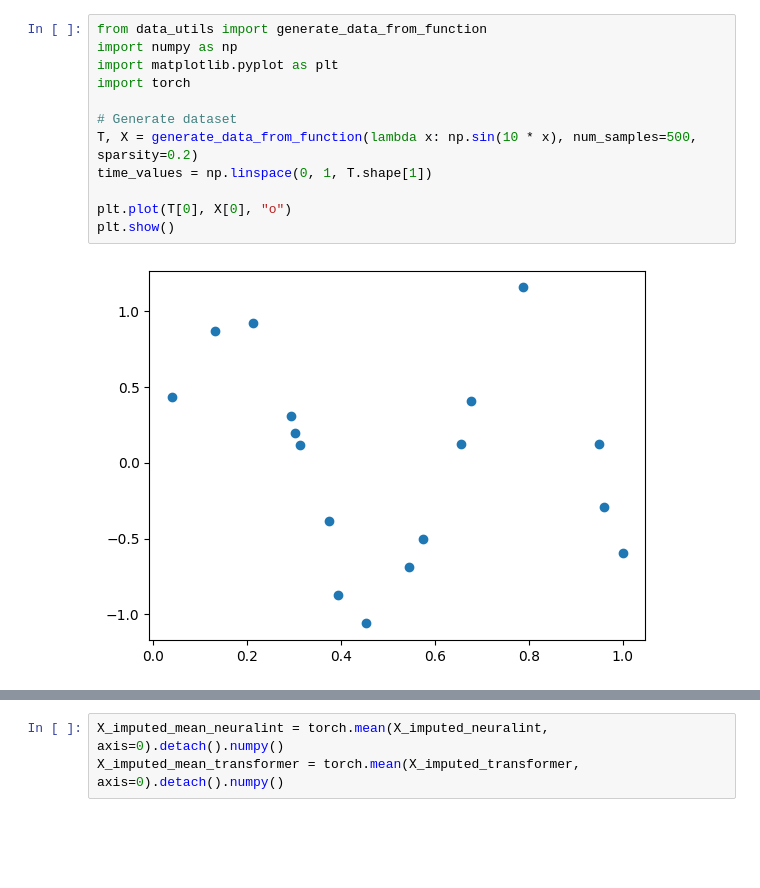
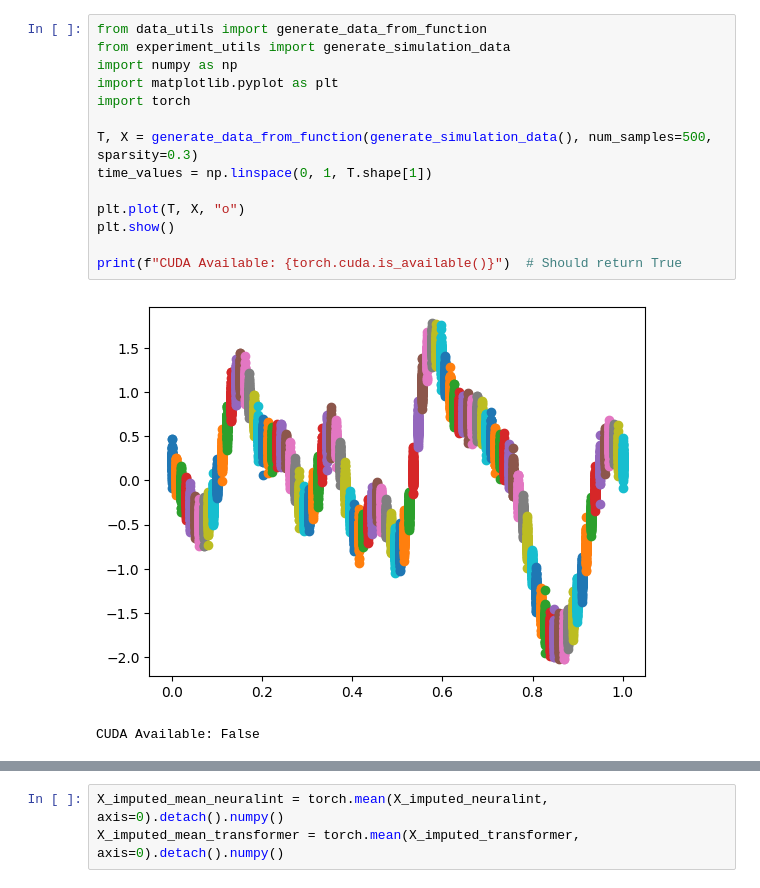
Before and after one commit to sripkunda/neuralint, a Jupyter notebook: src/experiment_template.ipynb, the cells around one changed output, grey strips where cells are left out. Cells and saved outputs as stored; diff of their text form; blank space fills up the shorter version.

Commit message:
Wrote function for creating simulation data in experiments

```diff
--- a/src/experiment_template.ipynb
+++ b/src/experiment_template.ipynb
@@ -1,17 +1,20 @@
 # %%
 from data_utils import generate_data_from_function
+from experiment_utils import generate_simulation_data
 import numpy as np
 import matplotlib.pyplot as plt
 import torch
 
-# Generate dataset
-T, X = generate_data_from_function(lambda x: np.sin(10 * x), num_samples=500, sparsity=0.2)
+T, X = generate_data_from_function(generate_simulation_data(), num_samples=500, sparsity=0.3)
 time_values = np.linspace(0, 1, T.shape[1])
 
-plt.plot(T[0], X[0], "o")
+plt.plot(T, X, "o")
 plt.show()
+
+print(f"CUDA Available: {torch.cuda.is_available()}")  # Should return True
 # %% [output]
-[figure, old version]
+[figure, new version]
+CUDA Available: False
 # %%
 from neuralint import NeuralInt
 from data_utils import get_dataloaders
```
Also changed, not shown: parts of 5 cells of this notebook, 3 other files.
